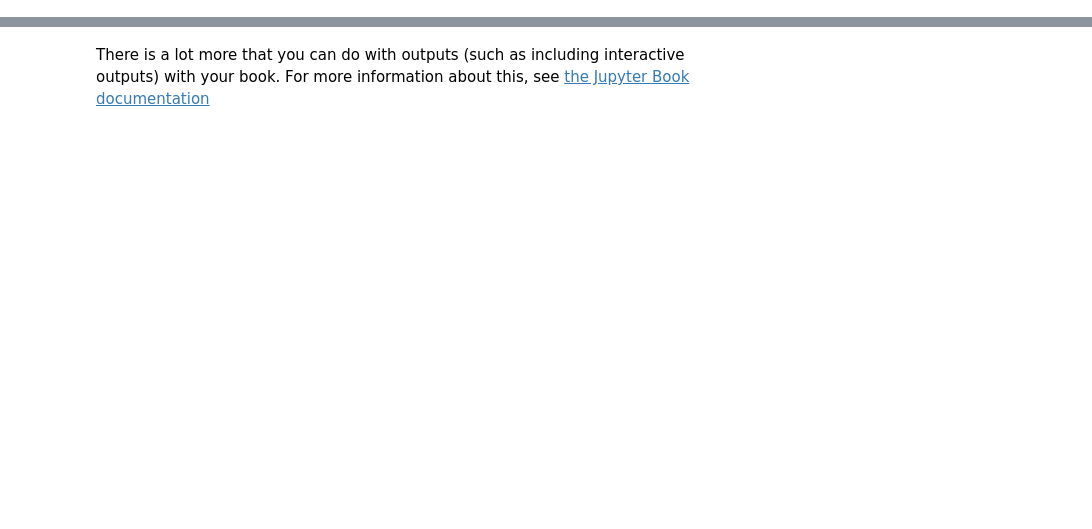
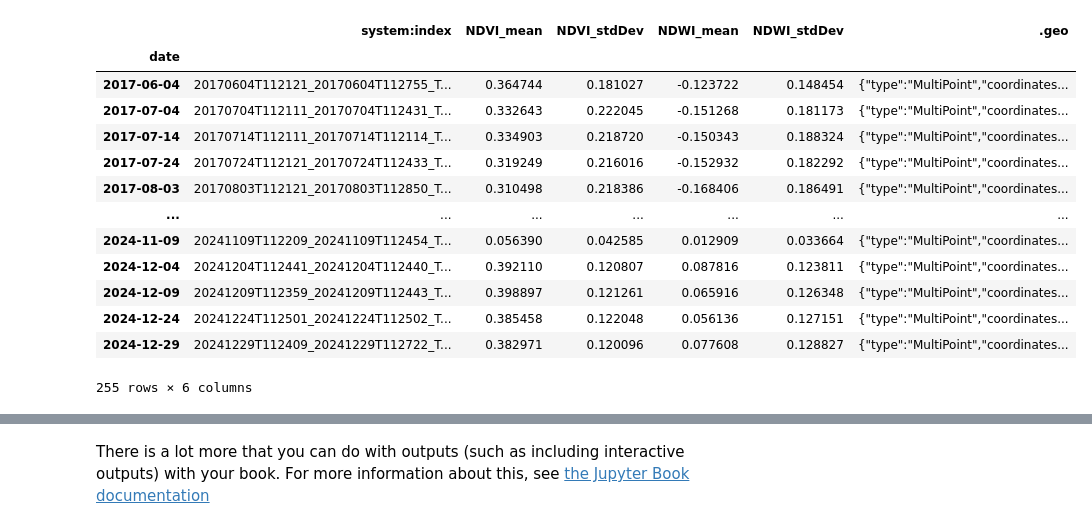
Before and after one commit to nadja1390/RAFIP, a Jupyter notebook: mybook/_build/jupyter_execute/Regenerative_Ag_Man.ipynb, the cells around one changed output, grey strips where cells are left out. Cells and saved outputs as stored; diff of their text form; code cells hidden in the pictures; blank space fills up the shorter version.

```diff
--- a/mybook/_build/jupyter_execute/Regenerative_Ag_Man.ipynb
+++ b/mybook/_build/jupyter_execute/Regenerative_Ag_Man.ipynb
@@ -14,0 +51,19 @@ ModuleNotFoundError: No module named 'matplotlib'
+# %%
+#clean data
+
+data
+# %% [output]
+|  | system:index | NDVI_mean | NDVI_stdDev | NDWI_mean | NDWI_stdDev | .geo |
+| date |  |  |  |  |  |  |
+| 2017-06-04 | 20170604T112121_20170604T112755_T... | 0.364744 | 0.181027 | -0.123722 | 0.148454 | {"type":"MultiPoint","coordinates... |
+| 2017-07-04 | 20170704T112111_20170704T112431_T... | 0.332643 | 0.222045 | -0.151268 | 0.181173 | {"type":"MultiPoint","coordinates... |
+| 2017-07-14 | 20170714T112111_20170714T112114_T... | 0.334903 | 0.218720 | -0.150343 | 0.188324 | {"type":"MultiPoint","coordinates... |
+| 2017-07-24 | 20170724T112121_20170724T112433_T... | 0.319249 | 0.216016 | -0.152932 | 0.182292 | {"type":"MultiPoint","coordinates... |
+| 2017-08-03 | 20170803T112121_20170803T112850_T... | 0.310498 | 0.218386 | -0.168406 | 0.186491 | {"type":"MultiPoint","coordinates... |
+| ... | ... | ... | ... | ... | ... | ... |
+| 2024-11-09 | 20241109T112209_20241109T112454_T... | 0.056390 | 0.042585 | 0.012909 | 0.033664 | {"type":"MultiPoint","coordinates... |
+| 2024-12-04 | 20241204T112441_20241204T112440_T... | 0.392110 | 0.120807 | 0.087816 | 0.123811 | {"type":"MultiPoint","coordinates... |
+| 2024-12-09 | 20241209T112359_20241209T112443_T... | 0.398897 | 0.121261 | 0.065916 | 0.126348 | {"type":"MultiPoint","coordinates... |
+| 2024-12-24 | 20241224T112501_20241224T112502_T... | 0.385458 | 0.122048 | 0.056136 | 0.127151 | {"type":"MultiPoint","coordinates... |
+| 2024-12-29 | 20241229T112409_20241229T112722_T... | 0.382971 | 0.120096 | 0.077608 | 0.128827 | {"type":"MultiPoint","coordinates... |
+255 rows × 6 columns
```
Also changed, not shown: parts of 9 cells of this notebook, 16 other files.
